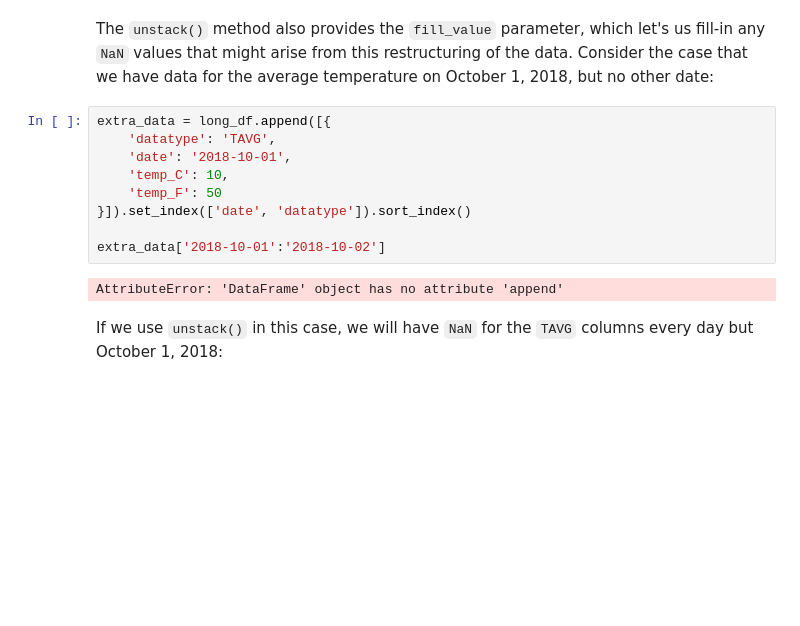
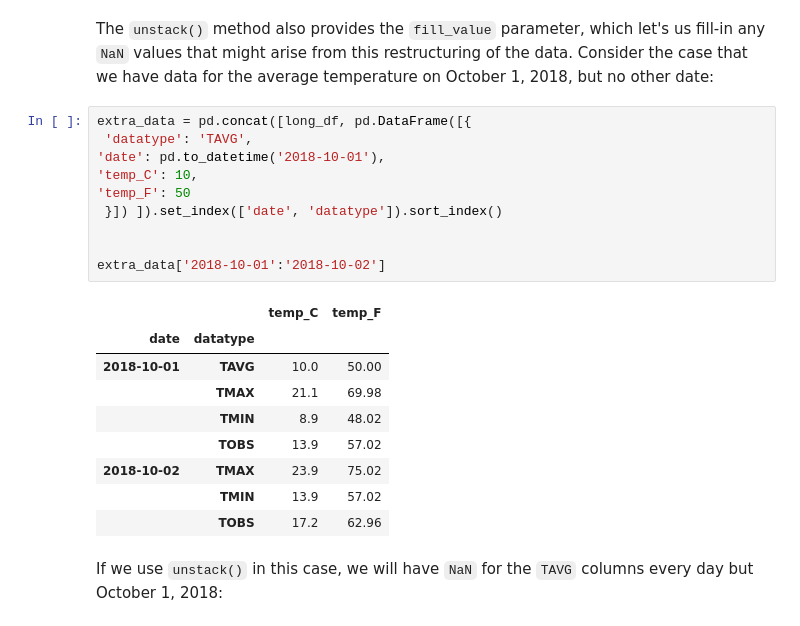
Before and after one commit to JurgenvdBlom/Machine-Learning-Class, a Jupyter notebook: ch_03/4-reshaping_data.ipynb, the cells around one changed output. Cells and saved outputs as stored; diff of their text form; blank space fills up the shorter version.

```diff
--- a/ch_03/4-reshaping_data.ipynb
+++ b/ch_03/4-reshaping_data.ipynb
@@ -179,16 +179,25 @@ unstacked_df.head()
 # %% [markdown]
 The `unstack()` method also provides the `fill_value` parameter, which let's us fill-in any `NaN` values that might arise from this restructuring of the data. Consider the case that we have data for the average temperature on October 1, 2018, but no other date:
 # %%
-extra_data = long_df.append([{
-    'datatype': 'TAVG',
-    'date': '2018-10-01',
-    'temp_C': 10,
-    'temp_F': 50
-}]).set_index(['date', 'datatype']).sort_index()
+extra_data = pd.concat([long_df, pd.DataFrame([{
+ 'datatype': 'TAVG',
+'date': pd.to_datetime('2018-10-01'),
+'temp_C': 10,
+'temp_F': 50
+ }]) ]).set_index(['date', 'datatype']).sort_index()
+
 
 extra_data['2018-10-01':'2018-10-02']
 # %% [output]
-AttributeError: 'DataFrame' object has no attribute 'append'
+|  |  | temp_C | temp_F |
+| date | datatype |  |  |
+| 2018-10-01 | TAVG | 10.0 | 50.00 |
+|  | TMAX | 21.1 | 69.98 |
+|  | TMIN | 8.9 | 48.02 |
+|  | TOBS | 13.9 | 57.02 |
+| 2018-10-02 | TMAX | 23.9 | 75.02 |
+|  | TMIN | 13.9 | 57.02 |
+|  | TOBS | 17.2 | 62.96 |
 # %% [markdown]
 If we use `unstack()` in this case, we will have `NaN` for the `TAVG` columns every day but October 1, 2018:
 # %%
```
